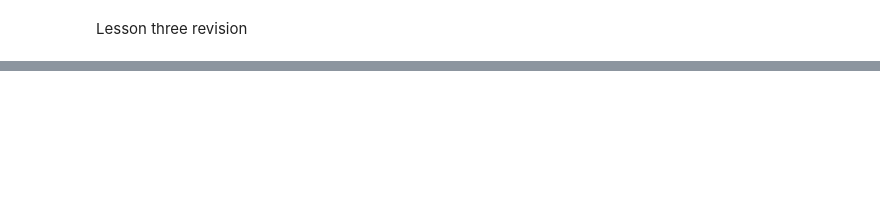
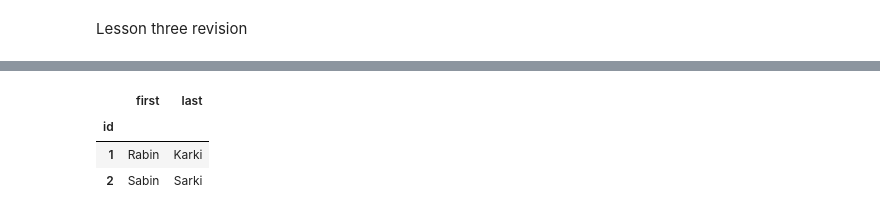
Before and after one commit to Sansub471/DataVisualization, a Jupyter notebook: pandas_classes/revision/revision1.ipynb, the cells around one changed output, grey strips where cells are left out. Saved outputs shown, nothing was run; the diff lists cells and outputs as text; code cells hidden in the pictures; blank space fills up the shorter version.

```diff
--- a/pandas_classes/revision/revision1.ipynb
+++ b/pandas_classes/revision/revision1.ipynb
@@ -152,0 +198,7 @@ Lesson three revision
+# %%
+df.iloc[0:2, 0:2] # slicing with iloc
+# %% [output]
+|  | first | last |
+| id |  |  |
+| 1 | Rabin | Karki |
+| 2 | Sabin | Sarki |
```
Also changed, not shown: parts of 8 cells of this notebook.
